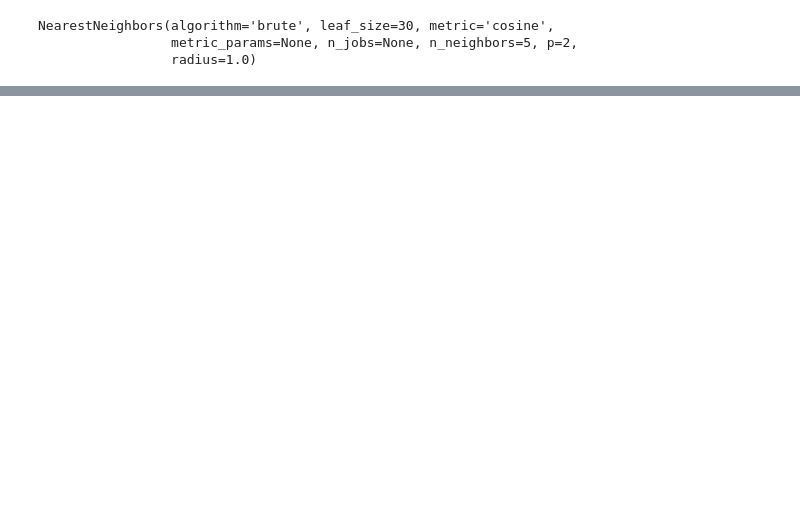
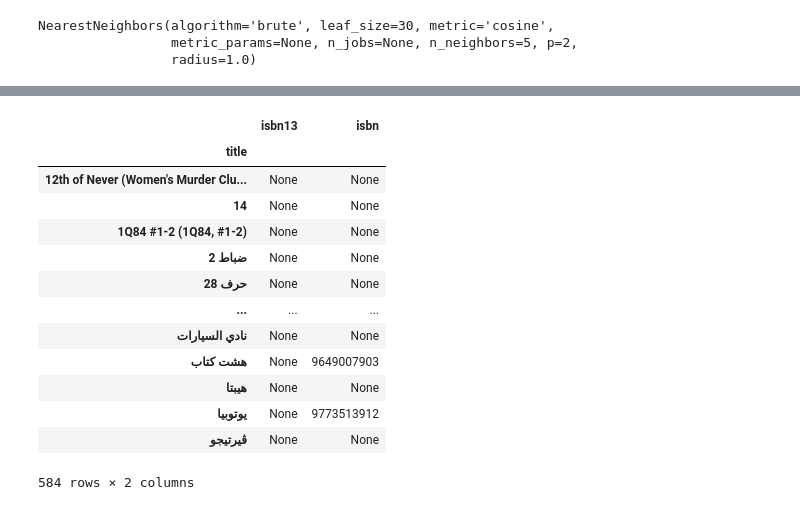
Before and after one commit to BloomTech-Labs/betterreads-ds, a Jupyter notebook: notebooks/Hybrid_Exploration.ipynb, the cells around one changed output, grey strips where cells are left out. Cells and saved outputs as stored; diff of their text form; code cells hidden in the pictures; blank space fills up the shorter version.

Commit message:
adds completed hybrid model

```diff
--- a/notebooks/Hybrid_Exploration.ipynb
+++ b/notebooks/Hybrid_Exploration.ipynb
@@ -171,0 +203,4 @@ array([[ 2.275, 20.35 , 18.445],
+# %%
+# Remove rows where both title and user_id are duplicated
+merged = merged.drop_duplicates(['user_id', 'title'])
+merged.shape
@@ -171,0 +209,3 @@ array([[ 2.275, 20.35 , 18.445],
+# %%
+# Create user ratings pivot table and fill null values with zeros
+matrix2d = merged.pivot(index='title', columns='user_id', values='rating').fillna(0)
@@ -171,0 +220,7 @@ array([[ 2.275, 20.35 , 18.445],
+# %%
+# Compressed matrix is much smaller
+print("Size of compressed matrix:", sys.getsizeof(comp2d))
+
+# Keep 2D matrix index for use with content based model (matrices need to match)
+book_index = matrix2d.index
+del matrix2d
@@ -171,0 +283,3 @@ array([[ 2.275, 20.35 , 18.445],
+# %%
+books_identifiers = books[books['title'].isin(book_index)][['title', 'isbn13', 'isbn']]
+master_index = books_identifiers.set_index('title').reindex(book_index)
@@ -171,0 +378,17 @@ array([[ 2.275, 20.35 , 18.445],
+# %%
+master_index.loc[pd.isnull(master_index['isbn13'])]
+# %% [output]
+|  | isbn13 | isbn |
+| title |  |  |
+| 12th of Never (Women's Murder Clu... | None | None |
+| 14 | None | None |
+| 1Q84 #1-2 (1Q84, #1-2) | None | None |
+| 2 ضباط | None | None |
+| 28 حرف | None | None |
+| ... | ... | ... |
+| نادي السيارات | None | None |
+| هشت کتاب | None | 9649007903 |
+| هيبتا | None | None |
+| يوتوبيا | None | 9773513912 |
+| ڤيرتيجو | None | None |
+584 rows × 2 columns
```
Also changed, not shown: parts of 37 cells of this notebook.
